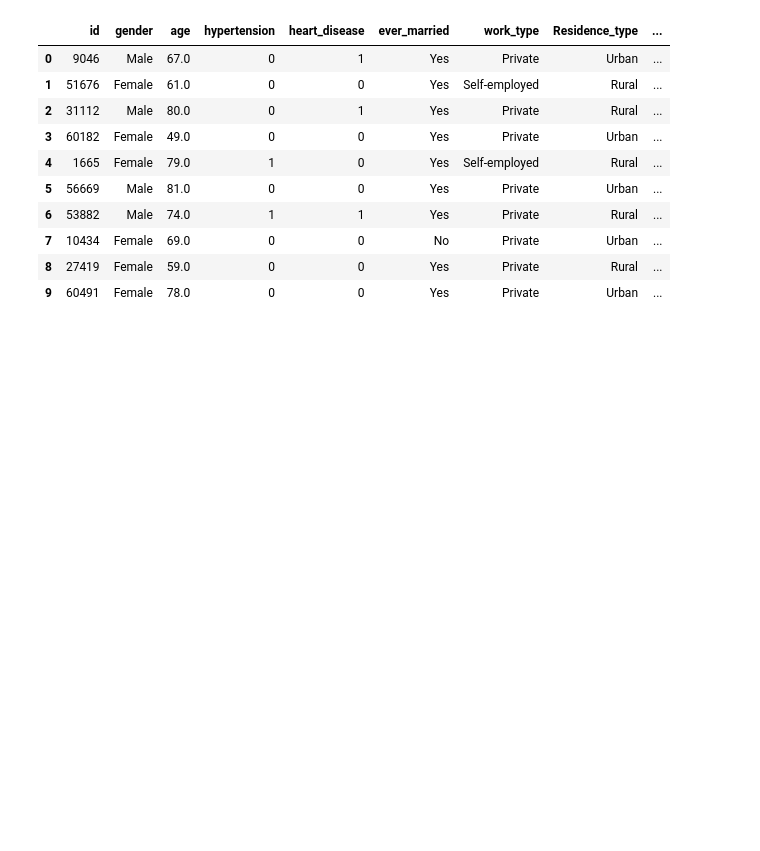
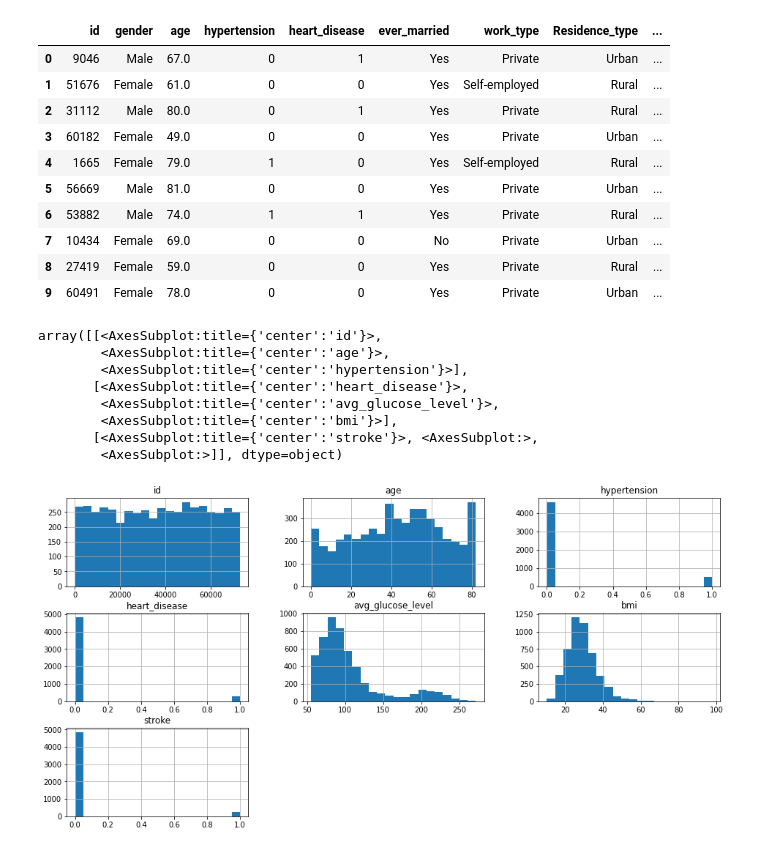
Before and after one commit to YannMjl/group-project, a Jupyter notebook: project.ipynb, the cells around one changed output. Cells and saved outputs as stored; diff of their text form; code cells hidden in the pictures; blank space fills up the shorter version.

```diff
--- a/project.ipynb
+++ b/project.ipynb
@@ -73,3 +73,15 @@ cellDNA.head(10)
 | 7 | 10434 | Female | 69.0 | 0 | 0 | No | Private | Urban | ... |
 | 8 | 27419 | Female | 59.0 | 0 | 0 | Yes | Private | Rural | ... |
 | 9 | 60491 | Female | 78.0 | 0 | 0 | Yes | Private | Urban | ... |
+# %%
+cellDNA.hist(bins=20, figsize=(16,8))
+# %% [output]
+array([[<AxesSubplot:title={'center':'id'}>,
+        <AxesSubplot:title={'center':'age'}>,
+        <AxesSubplot:title={'center':'hypertension'}>],
+       [<AxesSubplot:title={'center':'heart_disease'}>,
+        <AxesSubplot:title={'center':'avg_glucose_level'}>,
+        <AxesSubplot:title={'center':'bmi'}>],
+       [<AxesSubplot:title={'center':'stroke'}>, <AxesSubplot:>,
+        <AxesSubplot:>]], dtype=object)
+[figure, added]
```
Also changed, not shown: parts of 8 cells of this notebook, 1 other file.
